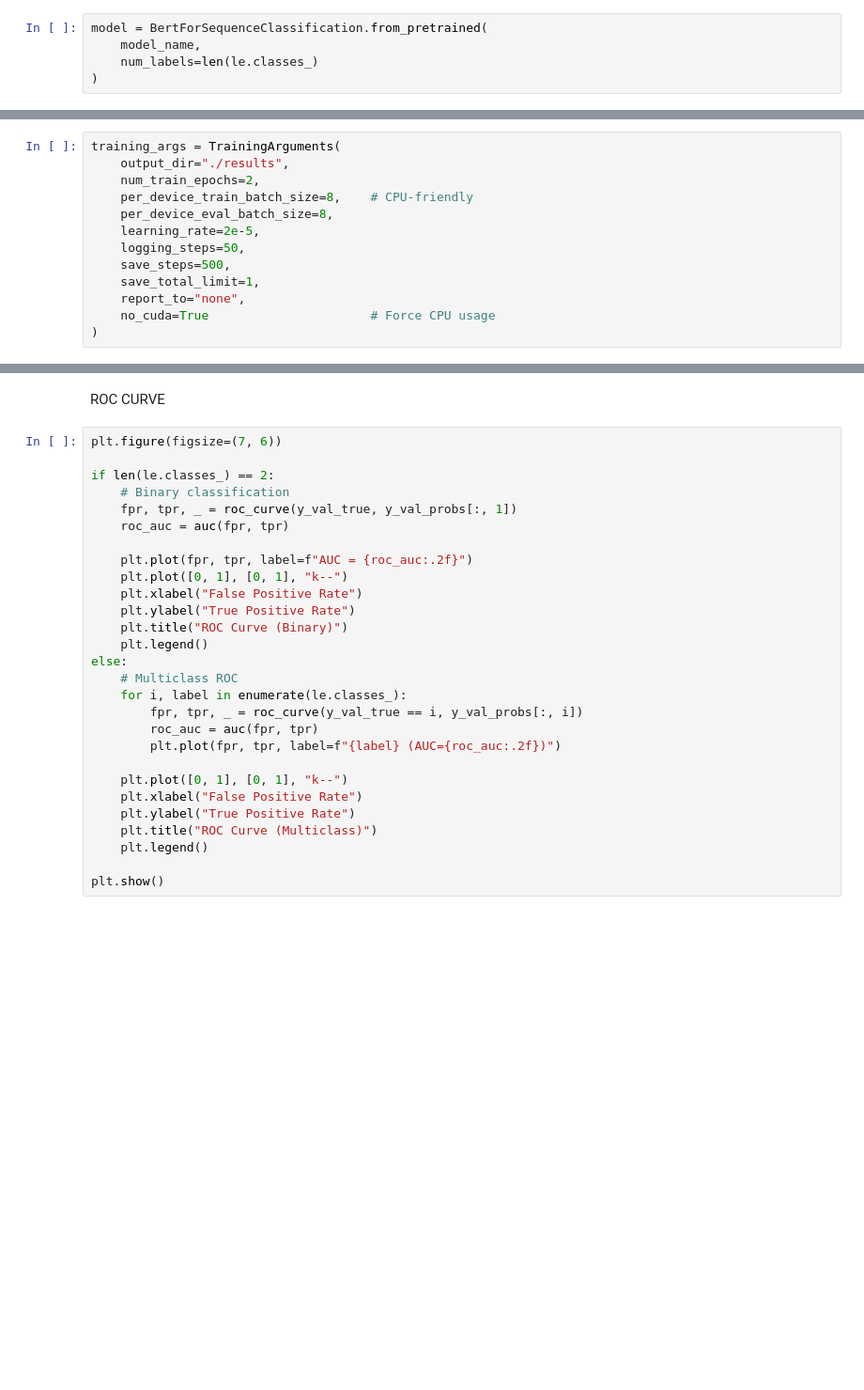
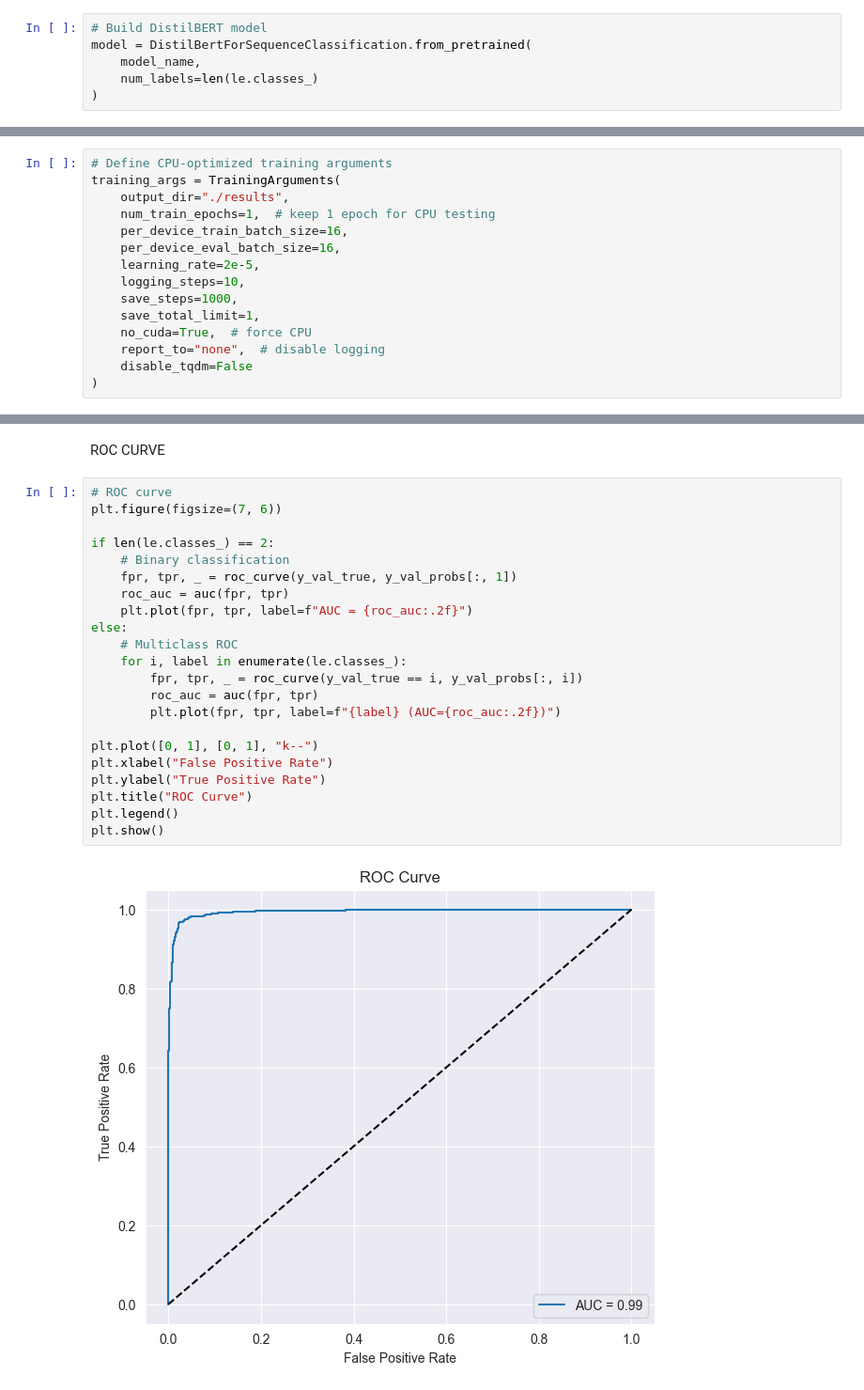
Before and after one commit to sanidavidanagama/DSGP15_Project, a Jupyter notebook: ml-models/mood/notebooks/BERT.ipynb, the cells around one changed output, grey strips where cells are left out. Shown: that part at 94% size. Cells and saved outputs as stored; diff of their text form; blank space fills up the shorter version.

Commit message:
feat: add BERT-based mood classification notebook

```diff
--- a/ml-models/mood/notebooks/BERT.ipynb
+++ b/ml-models/mood/notebooks/BERT.ipynb
@@ -73,7 +83,8 @@ val_dataset   = EmotionDataset(val_encodings, list(y_val))
 # %% [markdown]
 Build BERT model
 # %%
-model = BertForSequenceClassification.from_pretrained(
+# Build DistilBERT model
+model = DistilBertForSequenceClassification.from_pretrained(
     model_name,
     num_labels=len(le.classes_)
 )
@@ -83,17 +95,19 @@ You should probably TRAIN this model on a down-stream task to be able to use it
 # %% [markdown]
 Training arguments
 # %%
+# Define CPU-optimized training arguments
 training_args = TrainingArguments(
     output_dir="./results",
-    num_train_epochs=2,
-    per_device_train_batch_size=8,    # CPU-friendly
-    per_device_eval_batch_size=8,
+    num_train_epochs=1,  # keep 1 epoch for CPU testing
+    per_device_train_batch_size=16,
+    per_device_eval_batch_size=16,
     learning_rate=2e-5,
-    logging_steps=50,
-    save_steps=500,
+    logging_steps=10,
+    save_steps=1000,
     save_total_limit=1,
-    report_to="none",
-    no_cuda=True                      # Force CPU usage
+    no_cuda=True,  # force CPU
+    report_to="none",  # disable logging
+    disable_tqdm=False
 )
 # %% [markdown]
 Train the model
@@ -170,31 +224,27 @@ plt.show()
 # %% [markdown]
 ROC CURVE
 # %%
+# ROC curve
 plt.figure(figsize=(7, 6))
 
 if len(le.classes_) == 2:
     # Binary classification
     fpr, tpr, _ = roc_curve(y_val_true, y_val_probs[:, 1])
     roc_auc = auc(fpr, tpr)
-
     plt.plot(fpr, tpr, label=f"AUC = {roc_auc:.2f}")
-    plt.plot([0, 1], [0, 1], "k--")
-    plt.xlabel("False Positive Rate")
-    plt.ylabel("True Positive Rate")
-    plt.title("ROC Curve (Binary)")
-    plt.legend()
 else:
     # Multiclass ROC
     for i, label in enumerate(le.classes_):
         fpr, tpr, _ = roc_curve(y_val_true == i, y_val_probs[:, i])
         roc_auc = auc(fpr, tpr)
         plt.plot(fpr, tpr, label=f"{label} (AUC={roc_auc:.2f})")
 
-    plt.plot([0, 1], [0, 1], "k--")
-    plt.xlabel("False Positive Rate")
-    plt.ylabel("True Positive Rate")
-    plt.title("ROC Curve (Multiclass)")
-    plt.legend()
-
+plt.plot([0, 1], [0, 1], "k--")
+plt.xlabel("False Positive Rate")
+plt.ylabel("True Positive Rate")
+plt.title("ROC Curve")
+plt.legend()
 plt.show()
+# %% [output]
+[figure, added]
 # %%
```
Also changed, not shown: parts of 14 cells of this notebook.
